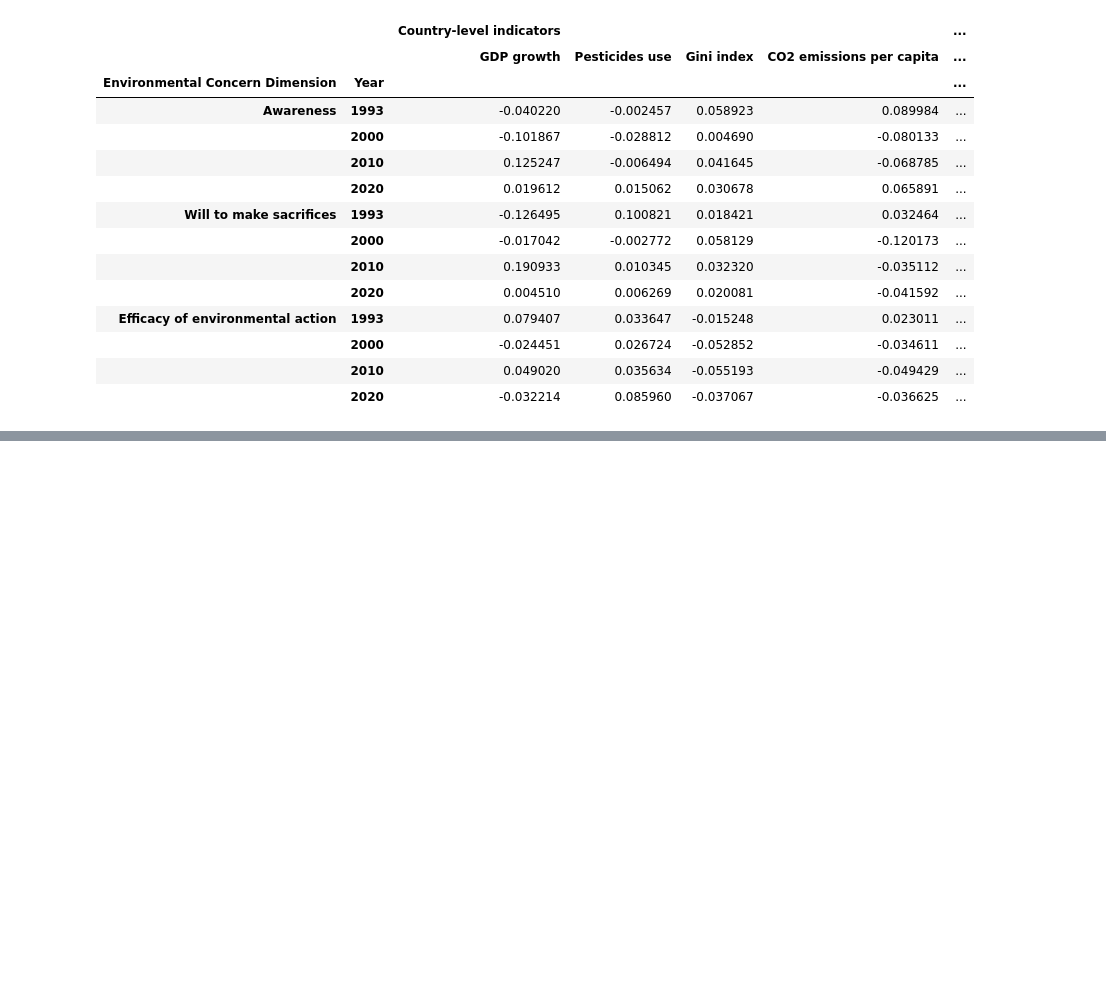
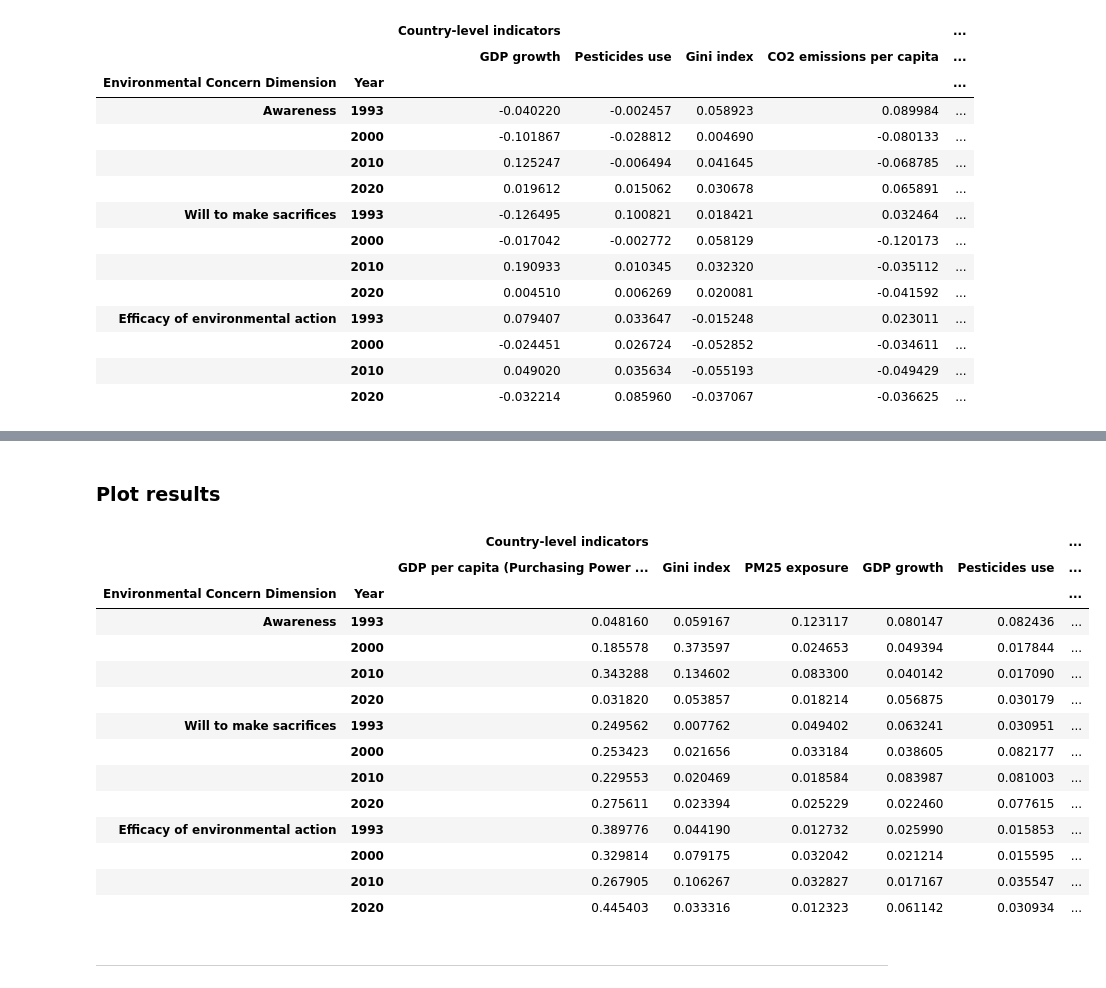
Before and after one commit to EdoardoTronconi/TesiMagistrale, a Jupyter notebook: Notebooks/PredictiveIndicators.ipynb, the cells around one changed output, grey strips where cells are left out. Drawn from its saved outputs; the diff is of its cells as text; code cells hidden in the pictures; blank space fills up the shorter version.

Commit message:
Fixed and optimized boosted decision trees model

```diff
--- a/Notebooks/PredictiveIndicators.ipynb
+++ b/Notebooks/PredictiveIndicators.ipynb
@@ -859,13 +694,0 @@ def style_dataframe(data):
-# %%
-data = predictive_indicators_individual_boostedTrees.groupby(["Environmental concern dimension", "Year"]).mean() #average over all countries
-#data = predictive_indicators_individual_boostedTrees.query("Country == 'United States'") #select specific country
-#data = predictive_indicators_individual_boostedTrees.loc[("Awareness",2010,slice(None)),:] #select topic and year
-#data = predictive_indicators_individual_boostedTrees #all data
-
-cluster_rows = False
-cluster_columns = True
-
-data_clustered = cluster_dataframe(data.fillna(0).loc[:, ("Indicators", slice(None))], row_cluster=cluster_rows, col_cluster=cluster_columns)
-cols = [*data_clustered.columns, *data.loc[:,("Loss", slice(None))].columns]
-rows = data_clustered.index
-style_dataframe(data.loc[rows,cols])
@@ -890,4 +694,0 @@ style_dataframe(data.loc[rows,cols])
-# %%
-data = predictive_indicators_macro_boostedTrees
-clustered_cols = [*cluster_dataframe(data.loc[:, ("Indicators", slice(None))], row_cluster=False).columns, *data.loc[:,("Loss", slice(None))].columns]
-style_dataframe(data.loc[:,clustered_cols])
@@ -1485,0 +1389,5 @@ ___
+# %%
+# quick load
+predictive_indicators_trees = pd.read_pickle("../Saved_variables/predictive_indicators_trees.pickle")
+# %% [markdown]
+### Plot results
@@ -1485,0 +1453,29 @@ ___
+# %%
+data1 = cluster_dataframe(predictive_indicators_trees.loc[:, ("Country-level indicators", slice(None))], row_cluster=False)
+data2 = cluster_dataframe(predictive_indicators_trees.loc[:, ("Individual indicators", slice(None))], row_cluster=False)
+
+cols = [*data1.columns, *data2.columns, *predictive_indicators_trees.loc[:,["Metrics"]].columns]
+#cols = [*data1.columns, *predictive_indicators_trees.loc[:,["Metrics"]].columns]
+#cols = [*data2.columns, *predictive_indicators_trees.loc[:,["Metrics"]].columns]
+
+#print(style_dataframe_trees(predictive_indicators_trees.loc[:,cols]).to_latex(convert_css=True).replace("\color[HTML]{000000}",""))
+
+style_dataframe_trees(predictive_indicators_trees.loc[:,cols])
+# %% [output]
+|  |  | Country-level indicators |  |  |  |  | ... |
+|  |  | GDP per capita (Purchasing Power ... | Gini index | PM25 exposure | GDP growth | Pesticides use | ... |
+| Environmental Concern Dimension | Year |  |  |  |  |  | ... |
+| Awareness | 1993 | 0.048160 | 0.059167 | 0.123117 | 0.080147 | 0.082436 | ... |
+|  | 2000 | 0.185578 | 0.373597 | 0.024653 | 0.049394 | 0.017844 | ... |
+|  | 2010 | 0.343288 | 0.134602 | 0.083300 | 0.040142 | 0.017090 | ... |
+|  | 2020 | 0.031820 | 0.053857 | 0.018214 | 0.056875 | 0.030179 | ... |
+| Will to make sacrifices | 1993 | 0.249562 | 0.007762 | 0.049402 | 0.063241 | 0.030951 | ... |
+|  | 2000 | 0.253423 | 0.021656 | 0.033184 | 0.038605 | 0.082177 | ... |
+|  | 2010 | 0.229553 | 0.020469 | 0.018584 | 0.083987 | 0.081003 | ... |
+|  | 2020 | 0.275611 | 0.023394 | 0.025229 | 0.022460 | 0.077615 | ... |
+| Efficacy of environmental action | 1993 | 0.389776 | 0.044190 | 0.012732 | 0.025990 | 0.015853 | ... |
+|  | 2000 | 0.329814 | 0.079175 | 0.032042 | 0.021214 | 0.015595 | ... |
+|  | 2010 | 0.267905 | 0.106267 | 0.032827 | 0.017167 | 0.035547 | ... |
+|  | 2020 | 0.445403 | 0.033316 | 0.012323 | 0.061142 | 0.030934 | ... |
+# %% [markdown]
+___
```
Also changed, not shown: parts of 20 cells of this notebook, 3 other files.
